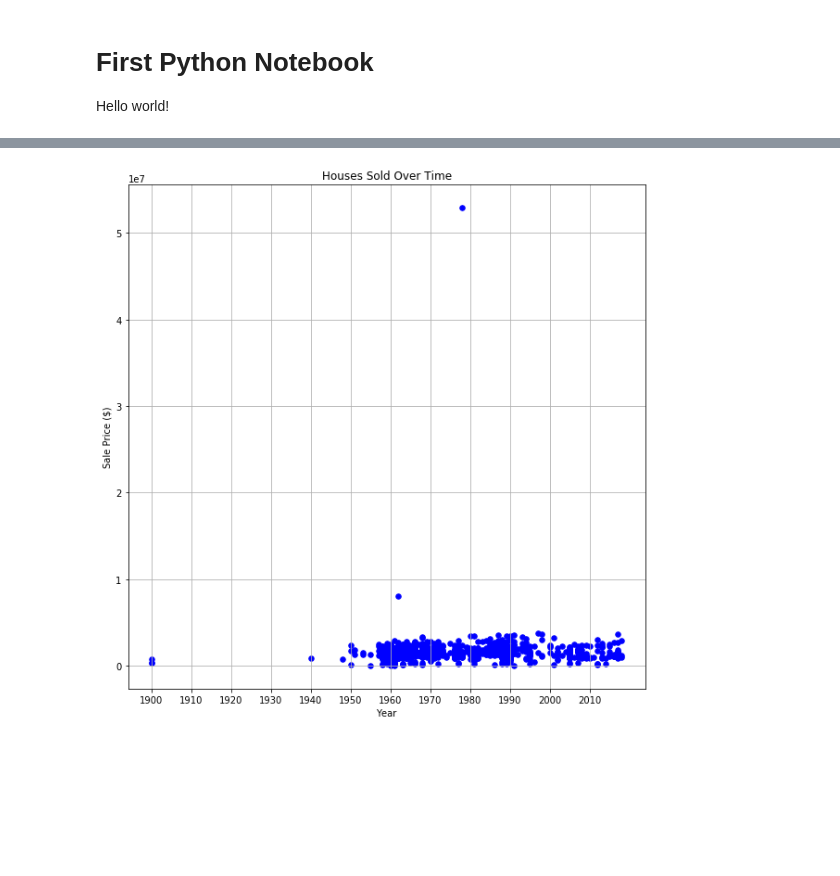
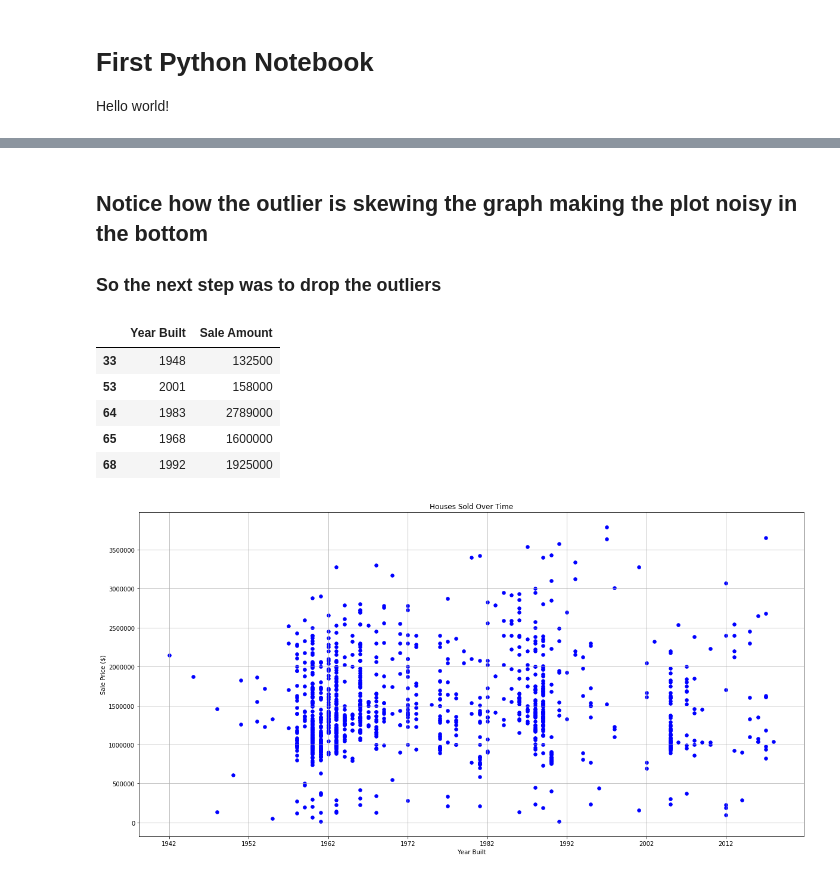
Before and after one commit to MelissaDjohan/Real-Estate-Data-Analysis, a Jupyter notebook: pyconstruction.ipynb, the cells around one changed output, grey strips where cells are left out. Cells and saved outputs as stored; diff of their text form; code cells hidden in the pictures; blank space fills up the shorter version.

```diff
--- a/pyconstruction.ipynb
+++ b/pyconstruction.ipynb
@@ -44,16 +23,17 @@ cupertino_data_df = pd.read_csv(cupertino_data_to_load)
 # %%
-cupertino_data_cleaned_df = cupertino_data_df[['BuildingSummaryYearbuilteffective','AddressOneLine','LotLotsize2','LocationLongitude',\
+cupertino_data_cleaned_df = cupertino_data_df[['SummaryYearbuilt','AddressOneLine','LotLotsize2','LocationLongitude',\
 'LocationLatitude','UtilitiesHeatingtype','BuildingSizeGrosssize',\
 'BuildingSizeLivingsize',\
 'BuildingRoomsBathstotal','BuildingRoomsBeds','BuildingRoomsRoomsTotal','BuildingParkingPrkgSize',\
 'SaleAmountSaleamt','AssessmentTaxTaxamt','SummaryProptype']]
 
 cupertino_data_cleaned_df.fillna(0, inplace=True)
-cupertino_data_cleaned_df.set_index('BuildingSummaryYearbuilteffective')
+cupertino_data_cleaned_df.set_index('SummaryYearbuilt')
 
-cupertino_data_cleaned_df = cupertino_data_cleaned_df[cupertino_data_cleaned_df['BuildingSummaryYearbuilteffective'] > 0]
+cupertino_data_cleaned_df = cupertino_data_cleaned_df[cupertino_data_cleaned_df['SummaryYearbuilt'] > 0]
 cupertino_data_cleaned_df = cupertino_data_cleaned_df[cupertino_data_cleaned_df['SaleAmountSaleamt'] > 0]
 cupertino_data_cleaned_df = cupertino_data_cleaned_df[cupertino_data_cleaned_df['AssessmentTaxTaxamt'] > 0]
 
 cupertino_data_cleaned_df = cupertino_data_cleaned_df[cupertino_data_cleaned_df['SummaryProptype'] != 'VACANT LAND (NEC)']
-len(cupertino_data_cleaned_df)
+
+cupertino_data_renamed_df  = cupertino_data_cleaned_df.rename(columns = {"SummaryYearbuilt": "Year Built", "SaleAmountSaleamt" : "Sale Amount"})
@@ -98,0 +72,20 @@ cupertino_data_cleaned_df
+# %%
+data = cupertino_data_renamed_df[['Year Built','Sale Amount']]
+
+plt.figure(figsize=(10,10))
+plt.scatter(data['Year Built'], data['Sale Amount'],marker="o",c="b", s = 30)
+
+plt.xticks(np.arange(min(data['Year Built']),max(data['Year Built']) + 1, 10))
+
+# Create a title, x label, and y label for our chart
+plt.title("Houses Sold Over Time")
+plt.xlabel("Year Built")
+plt.ylabel("Sale Price ($)")
+
+# set grid lines
+plt.grid()
+
+# Save the Figure
+# plt.savefig("Images/Cupertino- Avg Sale Price")
+
+plt.show()
@@ -99,22 +94,34 @@ cupertino_data_cleaned_df
+# %% [markdown]
+## Notice how the outlier is skewing the graph making the plot noisy in the bottom
+### So the next step was to drop the outliers
+# %%
+data = data[(data['Sale Amount'] < 5000000) & (data['Year Built'] > 1940)]
+data.head()
+# %% [output]
+|  | Year Built | Sale Amount |
+| 33 | 1948 | 132500 |
+| 53 | 2001 | 158000 |
+| 64 | 1983 | 2789000 |
+| 65 | 1968 | 1600000 |
+| 68 | 1992 | 1925000 |
 # %%
-data = cupertino_data_cleaned_df
 
-plt.figure(figsize=(10,10))
-plt.scatter(data['BuildingSummaryYearbuilteffective'], data['SaleAmountSaleamt'],marker="o",c="b", s = 30)
+plt.figure(figsize=(20,10))
+plt.scatter(data['Year Built'], data['Sale Amount'],marker="o",c="b", s = 30)
 
-plt.xticks(np.arange(min(data['BuildingSummaryYearbuilteffective']),max(data['BuildingSummaryYearbuilteffective']) + 1, 10))
+plt.xticks(np.arange(min(data['Year Built']),max(data['Year Built']) + 1, 10))
 
 # Create a title, x label, and y label for our chart
 plt.title("Houses Sold Over Time")
-plt.xlabel("Year")
+plt.xlabel("Year Built")
 plt.ylabel("Sale Price ($)")
 
 # set grid lines
 plt.grid()
 
 # Save the Figure
 # plt.savefig("Images/TumorResponseToTreatment")
 
 plt.show()
 # %% [output]
-[figure, old version]
+[figure, new version]
```
Also changed, not shown: parts of 18 cells of this notebook.
